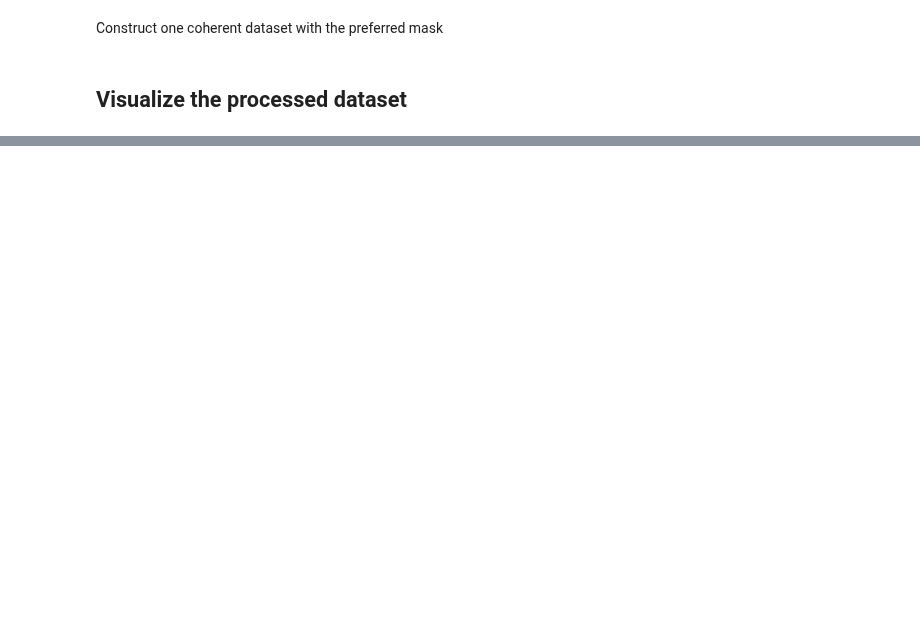
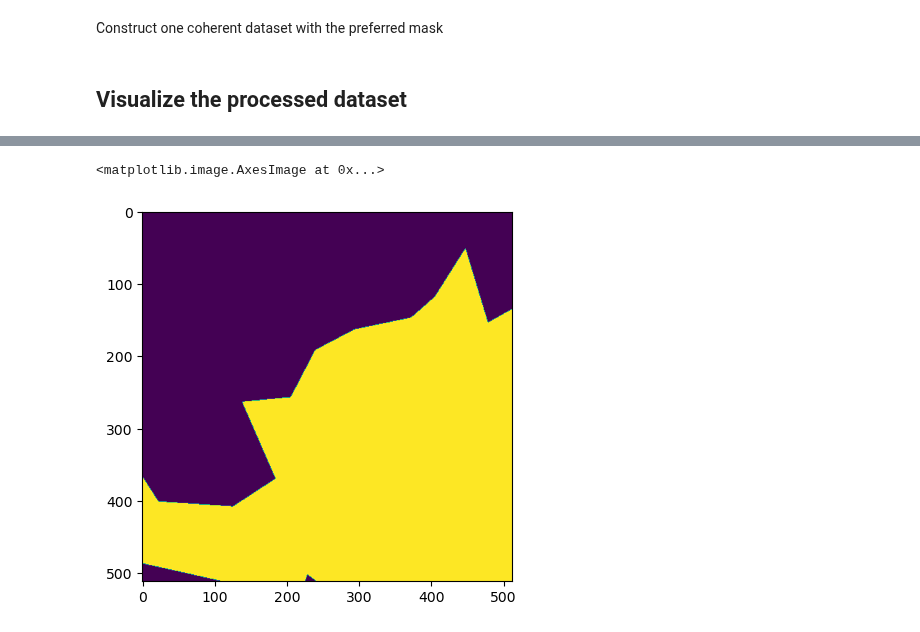
Before and after one commit to SimonJasansky/mine-segmentation, a Jupyter notebook: notebooks/04_check_dataset.ipynb, the cells around one changed output, grey strips where cells are left out. Saved outputs shown, nothing was run; the diff lists cells and outputs as text; code cells hidden in the pictures; blank space fills up the shorter version.

```diff
--- a/notebooks/04_check_dataset.ipynb
+++ b/notebooks/04_check_dataset.ipynb
@@ -124,0 +188,7 @@ Map(center=[58.249921881962344, 114.08333096324546], controls=(ZoomControl(optio
+# %%
+im2display = mask.transpose((1,2,0))
+
+plt.imshow(im2display)
+# %% [output]
+<matplotlib.image.AxesImage at 0x...>
+[figure, added]
```
Also changed, not shown: parts of 8 cells of this notebook, 12 other files.
